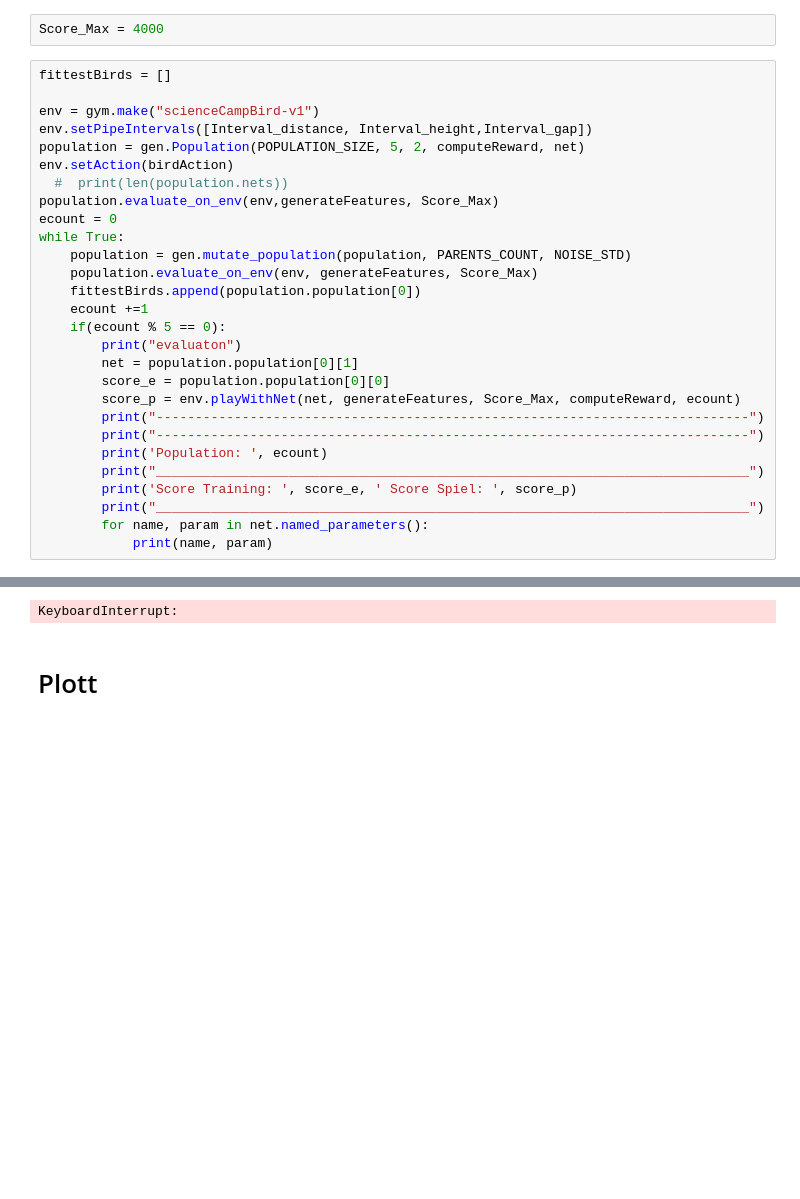
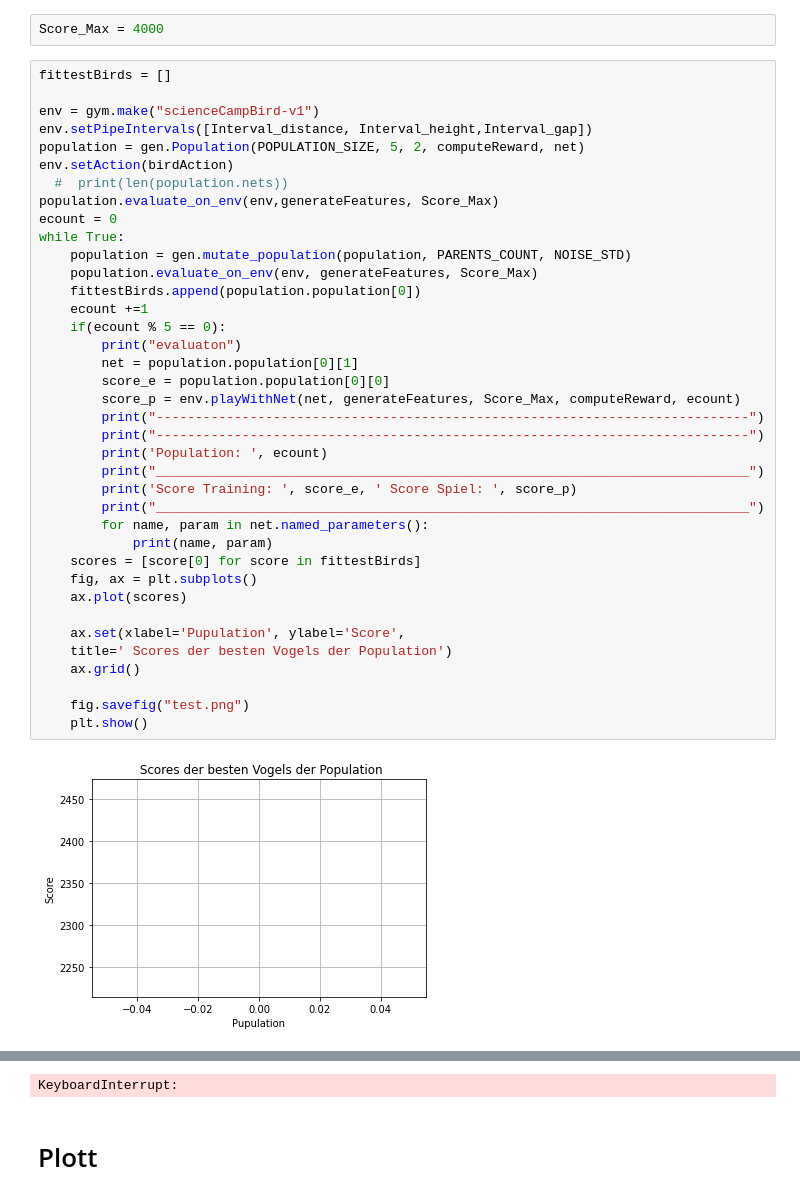
Before and after one commit to studio-fluffy/FluffyBird, a Jupyter notebook: FlappyBird/learning_bird.ipynb, the cells around one changed output, grey strips where cells are left out. Drawn from its saved outputs; the diff is of its cells as text; blank space fills up the shorter version.

Commit message:
plot

```diff
--- a/FlappyBird/learning_bird.ipynb
+++ b/FlappyBird/learning_bird.ipynb
@@ -123,29 +124,40 @@ Score_Max = 4000
 # %%
 fittestBirds = []
 
 env = gym.make("scienceCampBird-v1")
 env.setPipeIntervals([Interval_distance, Interval_height,Interval_gap])
 population = gen.Population(POPULATION_SIZE, 5, 2, computeReward, net)
 env.setAction(birdAction)
   #  print(len(population.nets))
 population.evaluate_on_env(env,generateFeatures, Score_Max)
 ecount = 0
 while True:
     population = gen.mutate_population(population, PARENTS_COUNT, NOISE_STD)
     population.evaluate_on_env(env, generateFeatures, Score_Max)
     fittestBirds.append(population.population[0])
     ecount +=1
     if(ecount % 5 == 0):
         print("evaluaton")
         net = population.population[0][1]
         score_e = population.population[0][0]
         score_p = env.playWithNet(net, generateFeatures, Score_Max, computeReward, ecount)
         print("----------------------------------------------------------------------------")
         print("----------------------------------------------------------------------------")
         print('Population: ', ecount)
         print("____________________________________________________________________________")
         print('Score Training: ', score_e, ' Score Spiel: ', score_p)
         print("____________________________________________________________________________")
         for name, param in net.named_parameters():
             print(name, param)
+    scores = [score[0] for score in fittestBirds]
+    fig, ax = plt.subplots()
+    ax.plot(scores)
+
+    ax.set(xlabel='Pupulation', ylabel='Score',
+    title=' Scores der besten Vogels der Population')
+    ax.grid()
+
+    fig.savefig("test.png")
+    plt.show()
 # %% [output]
+[figure, added]
```
Also changed, not shown: parts of 3 cells of this notebook, 3 other files.
